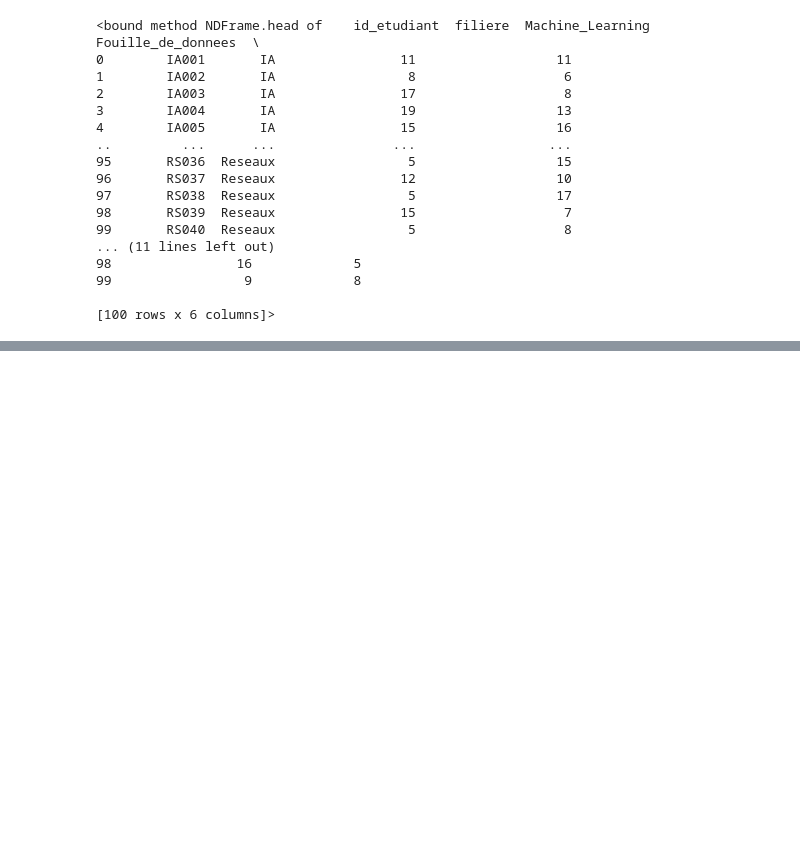
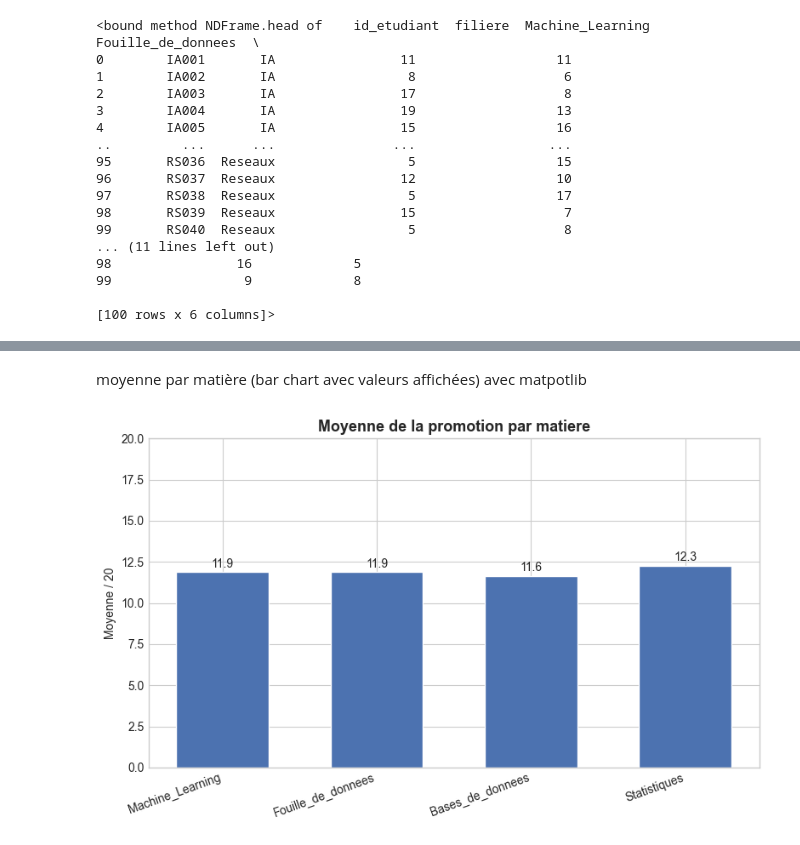
Before and after one commit to azigani/IA_fouilleDonnees, a Jupyter notebook: exercice-numpy-2d-fouille-donnees/fouilledonnee/fouilledonnee.ipynb, the cells around one changed output, grey strips where cells are left out. Drawn from its saved outputs; the diff is of its cells as text; code cells hidden in the pictures; blank space fills up the shorter version.

Commit message:
analyse des moyennes et debut de l'analyse des meilleurs etudiants et des etudiants a rique

```diff
--- a/exercice-numpy-2d-fouille-donnees/fouilledonnee/fouilledonnee.ipynb
+++ b/exercice-numpy-2d-fouille-donnees/fouilledonnee/fouilledonnee.ipynb
@@ -100,0 +133,6 @@ df_toutes_filieres.head
+# %%
+colonnes_notes = ['Machine_Learning', 'Fouille_de_donnees', 'Bases_de_donnees', 'Statistiques']
+
+df_complet['moyenne_generale'] = df_complet[colonnes_notes].mean(axis=1)
+
+df_complet[['id_etudiant', 'filiere', 'moyenne_generale']].head()
@@ -100,0 +174,16 @@ df_toutes_filieres.head
+# %%
+colonnes_notes = ['Machine_Learning', 'Fouille_de_donnees', 'Bases_de_donnees', 'Statistiques']
+
+# 1. Moyenne par etudiant (axis=1 -> les colonnes disparaissent, resultat par ligne)
+df_complet['moyenne_generale'] = df_complet[colonnes_notes].mean(axis=1)
+
+print("=== Moyenne par etudiant (5 premiers) ===")
+print(df_complet[['id_etudiant', 'filiere', 'moyenne_generale']].head())
+
+print()
+
+# 2. Moyenne par matiere (axis=0 -> les lignes disparaissent, resultat par colonne)
+moyenne_par_matiere = df_complet[colonnes_notes].mean(axis=0)
+
+print("=== Moyenne par matiere ===")
+print(moyenne_par_matiere)
@@ -100,0 +205,27 @@ df_toutes_filieres.head
+# %% [markdown]
+moyenne par matière (bar chart avec valeurs affichées) avec matpotlib
+# %%
+import matplotlib.pyplot as plt
+
+plt.style.use('seaborn-v0_8-whitegrid')
+
+fig, ax = plt.subplots(figsize=(8, 5))
+bars = ax.bar(moyenne_par_matiere.index, moyenne_par_matiere.values,
+              color='#4C72B0', edgecolor='white', width=0.6)
+
+ax.set_title('Moyenne de la promotion par matiere', fontsize=13, fontweight='bold')
+ax.set_ylabel('Moyenne / 20')
+ax.set_ylim(0, 20)
+ax.set_xticks(range(len(moyenne_par_matiere.index)))
+ax.set_xticklabels(moyenne_par_matiere.index, rotation=20, ha='right')
+
+# Afficher la valeur au-dessus de chaque barre
+for bar in bars:
+    hauteur = bar.get_height()
+    ax.text(bar.get_x() + bar.get_width()/2, hauteur + 0.3, f'{hauteur:.1f}',
+            ha='center', fontsize=10)
+
+plt.tight_layout()
+plt.show()
+# %% [output]
+[figure, added]
```
Also changed, not shown: parts of 13 cells of this notebook.
